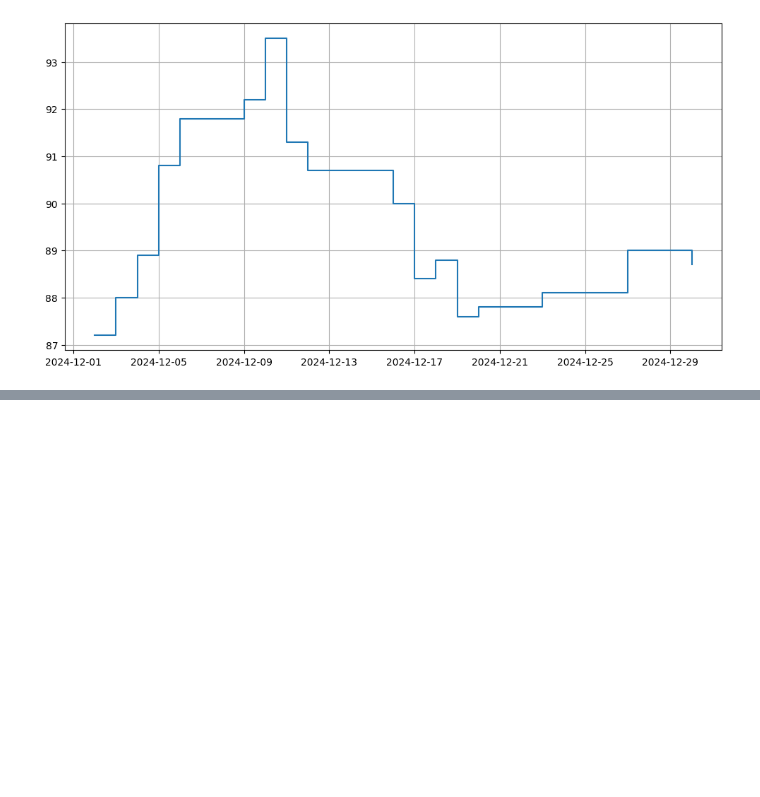
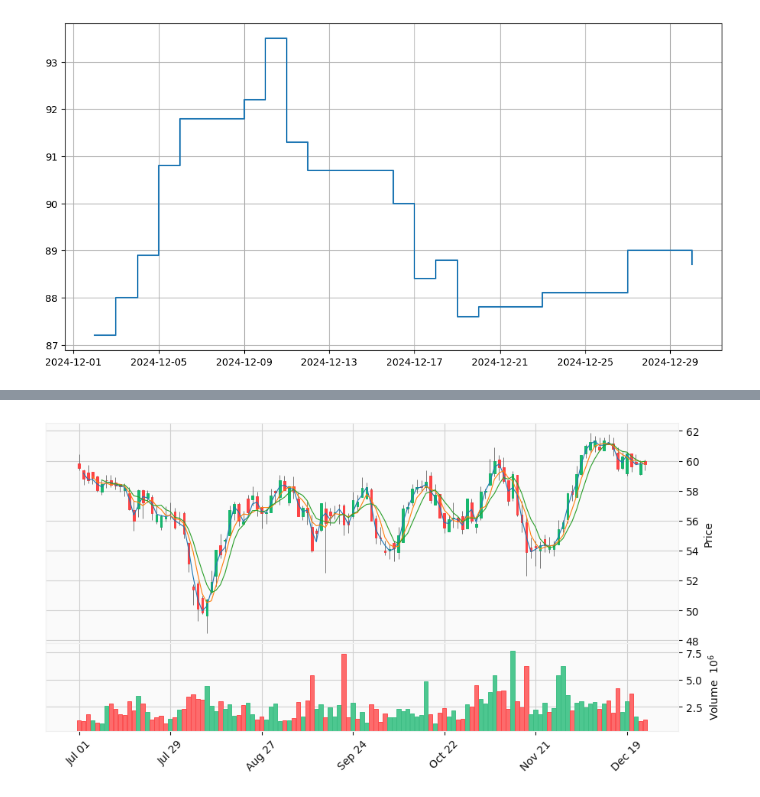
Before and after one commit to wegar-2/jupyter-notebooks, a Jupyter notebook: notebooks/05_good-looking_stock_price_chart.ipynb, the cells around one changed output, grey strips where cells are left out. Saved outputs shown, nothing was run; the diff lists cells and outputs as text; code cells hidden in the pictures; blank space fills up the shorter version.

```diff
--- a/notebooks/05_good-looking_stock_price_chart.ipynb
+++ b/notebooks/05_good-looking_stock_price_chart.ipynb
@@ -126,0 +163,10 @@ sp_fig
+# %%
+pkobp = banks.loc[:, ("pkobp", slice(None))]
+# %%
+pkobp.columns = pkobp.columns.droplevel(0)
+# %%
+kwargs = dict(type='candle',mav=(2,4,6),volume=True,figratio=(16, 8))
+# %%
+mpf.plot(pkobp["2024-07-01":], **kwargs, style='yahoo')
+# %% [output]
+[figure, added]
```
Also changed, not shown: parts of 12 cells of this notebook, 5 other files.
